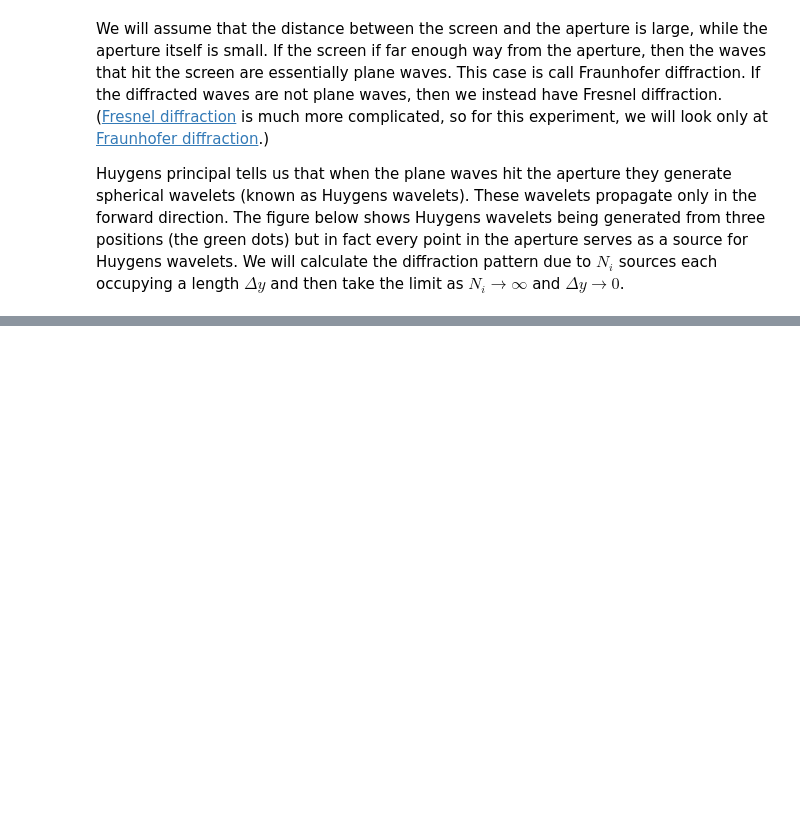
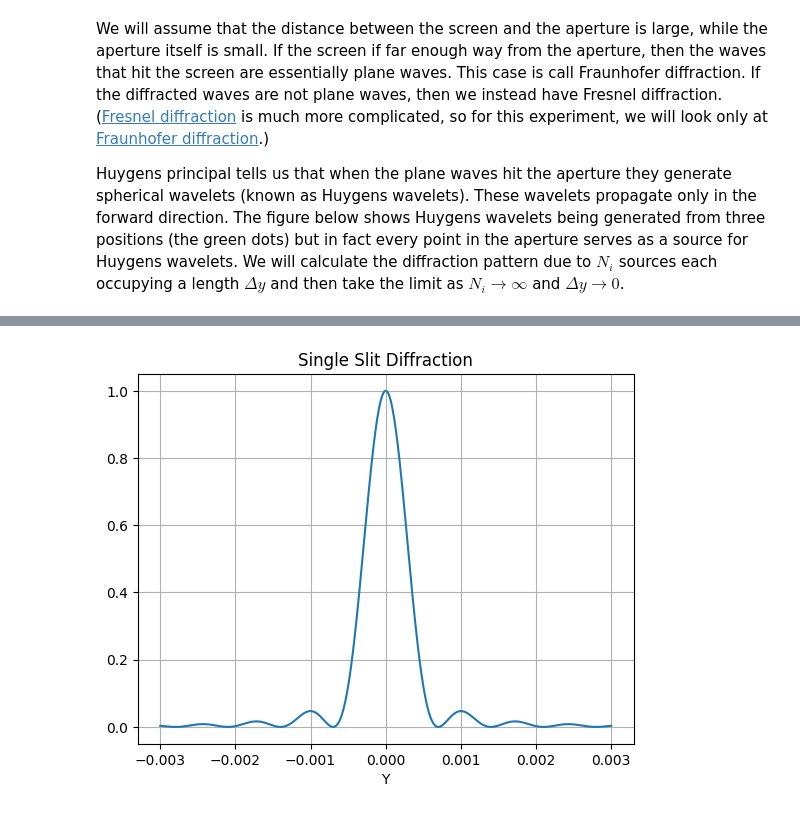
Before and after one commit to brinerk/LabsCapstone, a Jupyter notebook: Lab22/Lab 22.ipynb, the cells around one changed output, grey strips where cells are left out. Saved outputs shown, nothing was run; the diff lists cells and outputs as text; code cells hidden in the pictures; blank space fills up the shorter version.

```diff
--- a/Lab22/Lab 22.ipynb
+++ b/Lab22/Lab 22.ipynb
@@ -16,0 +128,19 @@ Huygens principal tells us that when the plane waves hit the aperture they gener
+# %%
+import numpy as np
+from matplotlib import pyplot as plt
+
+
+def SingleSlitDiffraction(d, λ, X, Y):
+    return (X**2 * λ**2 * np.sin((d*np.pi*Y)/(X*λ))**2)/(d**2*(np.pi**2)*Y**2)
+
+Y = np.linspace(-0.003, 0.003, 500)
+
+plot1_data = SingleSlitDiffraction(1*10**(-4), 700*10**(-9), 0.1, Y)
+
+plt.plot(Y, plot1_data)
+plt.xlabel('Y')
+plt.title('Single Slit Diffraction')
+plt.grid()
+plt.show()
+# %% [output]
+[figure, added]
```
Also changed, not shown: parts of 59 cells of this notebook, 2 other files.
